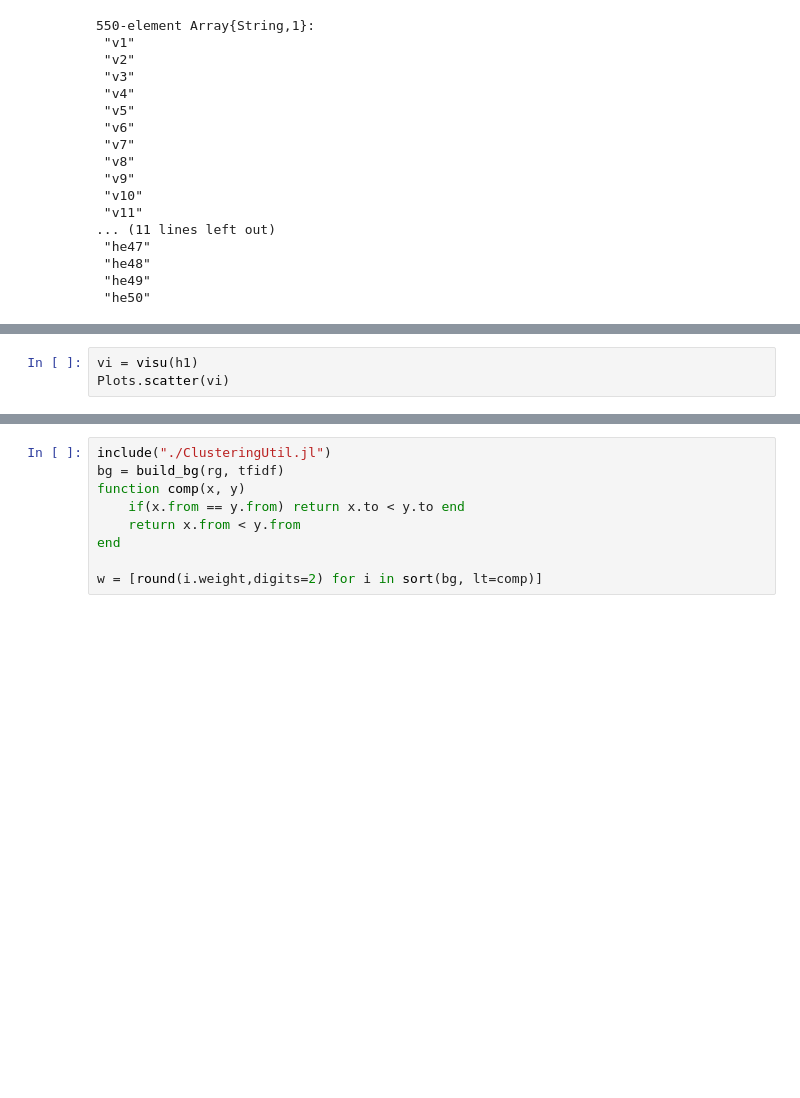
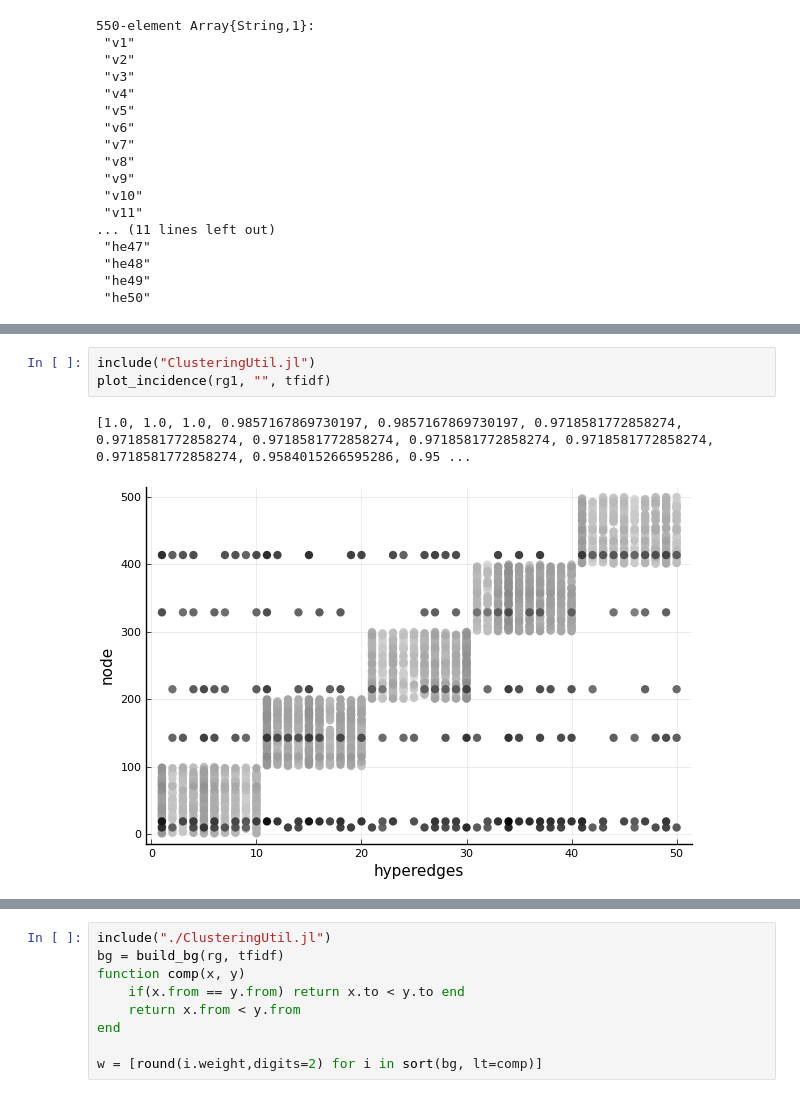
Before and after one commit to Inazuma110/HCBE.jl, a Jupyter notebook: jl/random.ipynb, the cells around one changed output, grey strips where cells are left out. Drawn from its saved outputs; the diff is of its cells as text; blank space fills up the shorter version.

```diff
--- a/jl/random.ipynb
+++ b/jl/random.ipynb
@@ -220,3 +214,6 @@ labels = vcat(string.("v", string.(1:nhv(rg))), string.("he", string.(1:nhe(rg))
-# %%
-vi = visu(h1)
-Plots.scatter(vi)
+# %%
+include("ClusteringUtil.jl")
+plot_incidence(rg1, "", tfidf)
+# %% [output]
+[1.0, 1.0, 1.0, 0.9857167869730197, 0.9857167869730197, 0.9718581772858274, 0.9718581772858274, 0.9718581772858274, 0.9718581772858274, 0.9718581772858274, 0.9718581772858274, 0.9584015266595286, 0.95 ...
+[figure, added]
```
Also changed, not shown: parts of 14 cells of this notebook, 4 other files.
